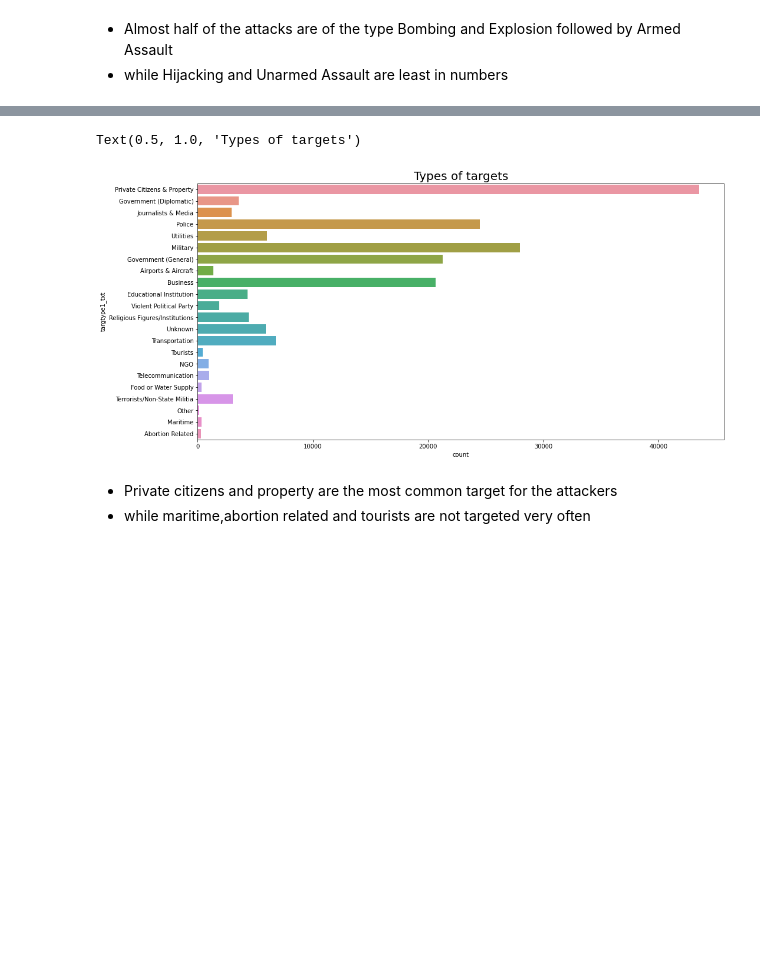
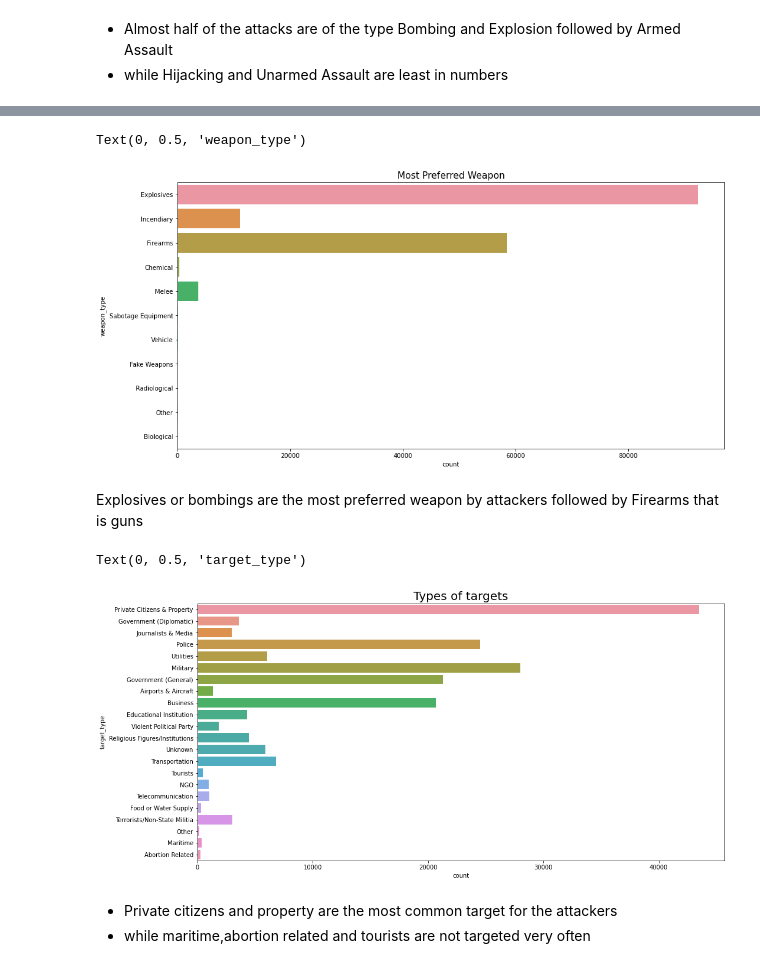
Before and after one commit to Shreyash-Jagdale/Shreyash_Jagdale, a Jupyter notebook: Individual_notebook.ipynb, the cells around one changed output, grey strips where cells are left out. Cells and saved outputs as stored; diff of their text form; code cells hidden in the pictures; blank space fills up the shorter version.

```diff
--- a/Individual_notebook.ipynb
+++ b/Individual_notebook.ipynb
@@ -213,10 +235,23 @@ Text(0.5, 1.0, 'Types of attacks')
+# %%
+# to know the most preferred weapon by attckers
+df_data= df[df['weaptype1_txt']!= 'Unknown']
+plt.figure(figsize=(16,8))
+sns.countplot(y='weaptype1_txt',data=df_data)
+plt.title('Most Preferred Weapon',fontsize=15)
+plt.ylabel('weapon_type')
+# %% [output]
+Text(0, 0.5, 'weapon_type')
+[figure, added]
+# %% [markdown]
+Explosives or bombings are the most preferred weapon by attackers followed by Firearms that is guns
 # %%
 # to know the types of targets
 plt.figure(figsize=(16,8))
 sns.countplot(y='targtype1_txt',data=df)
 plt.title('Types of targets',fontsize=20)
+plt.ylabel('target_type')
 # %% [output]
-Text(0.5, 1.0, 'Types of targets')
+Text(0, 0.5, 'target_type')
 [figure]
 # %% [markdown]
 * Private citizens and property are the most common target for the attackers
```
Also changed, not shown: parts of 4 cells of this notebook.
